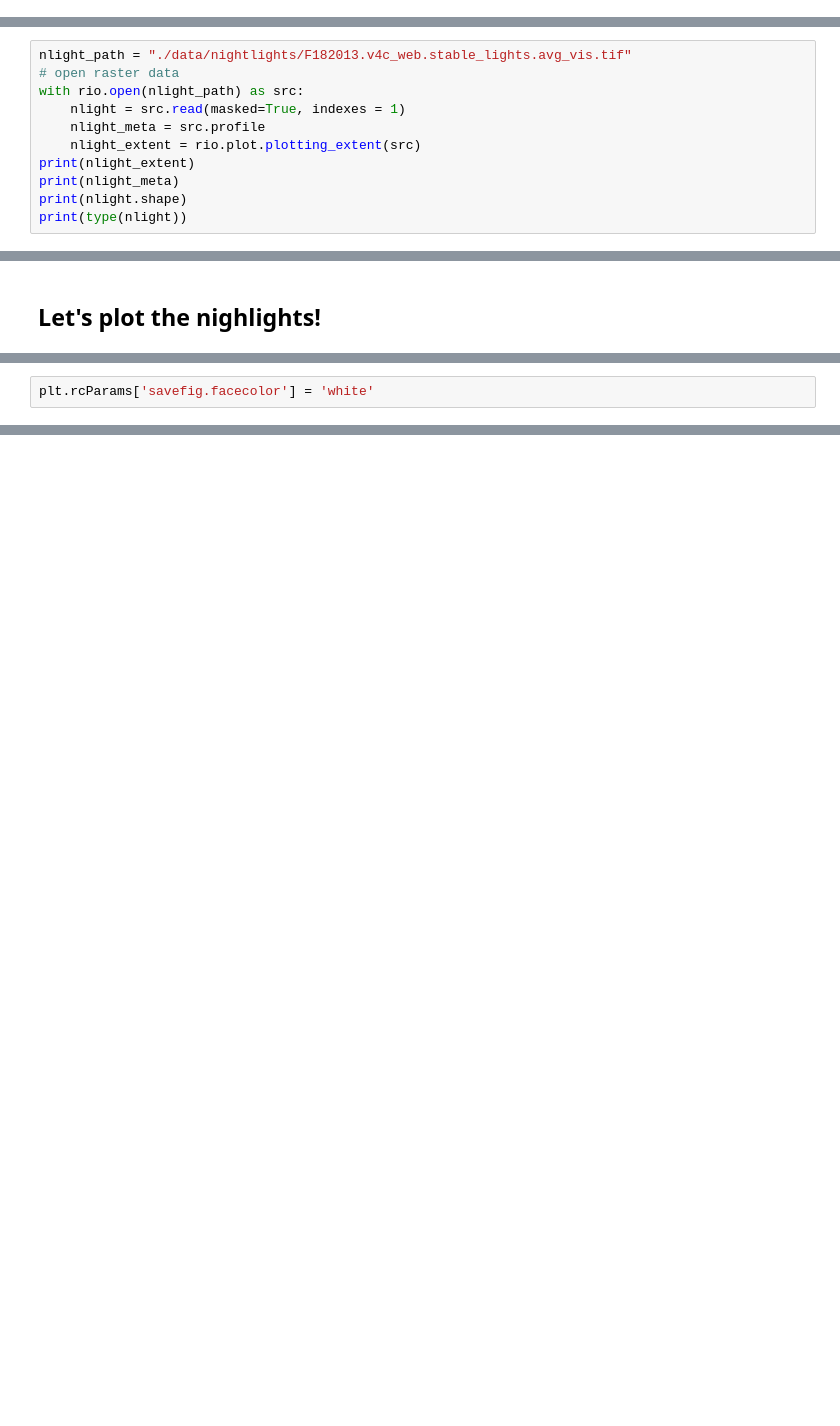
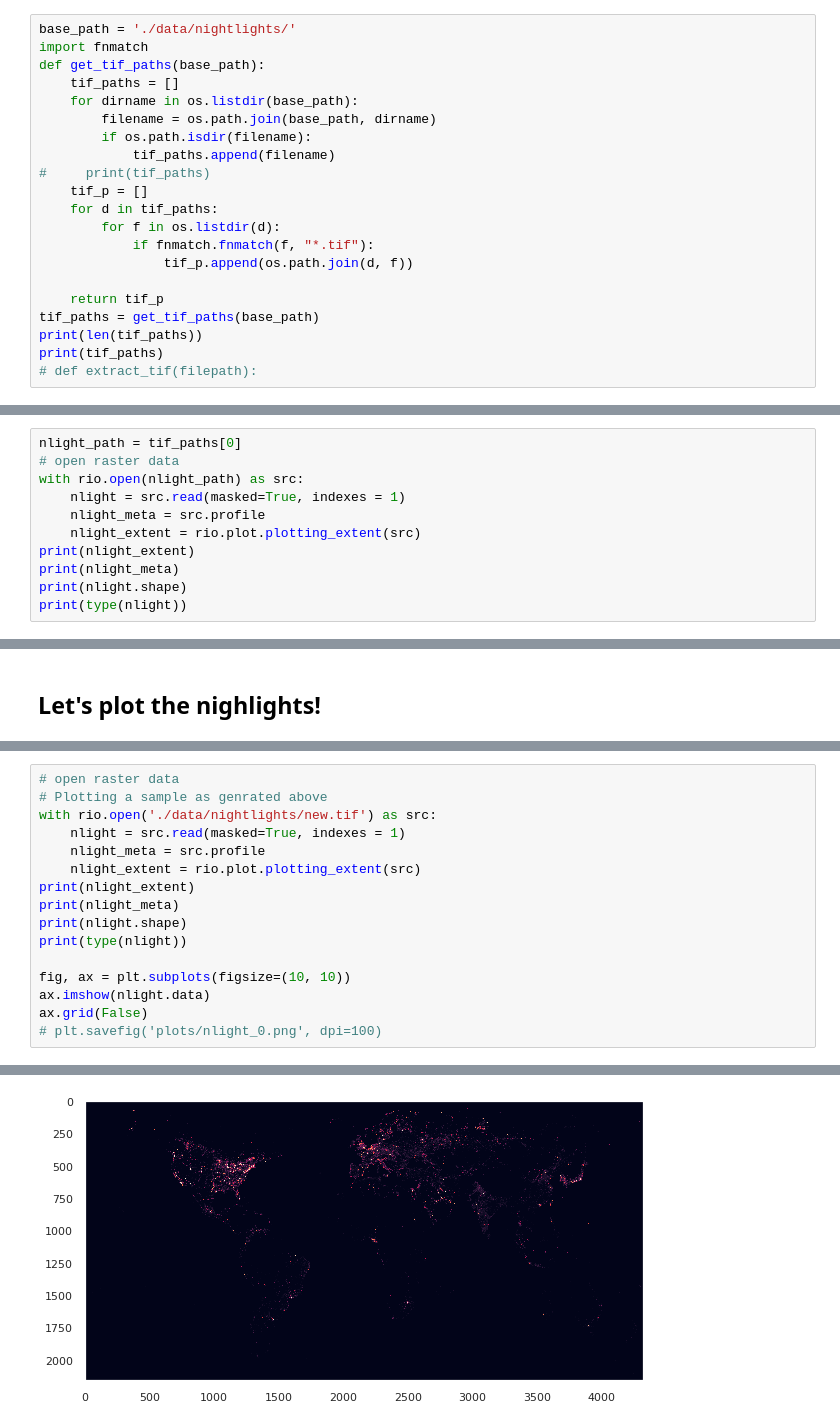
Before and after one commit to ArmaanBhullar/grid_gdp_analysis, a Jupyter notebook: night_lights_EOF.ipynb, the cells around one changed output, grey strips where cells are left out. Drawn from its saved outputs; the diff is of its cells as text; blank space fills up the shorter version.

Commit message:
nightlights EOF

```diff
--- a/night_lights_EOF.ipynb
+++ b/night_lights_EOF.ipynb
@@ -35,0 +39,21 @@ F182013.v4c_web.cf_cvg.tif.gz   README_V4.txt
+# %%
+base_path = './data/nightlights/'
+import fnmatch
+def get_tif_paths(base_path):
+    tif_paths = []
+    for dirname in os.listdir(base_path):
+        filename = os.path.join(base_path, dirname)
+        if os.path.isdir(filename):
+            tif_paths.append(filename)
+#     print(tif_paths)
+    tif_p = []
+    for d in tif_paths:
+        for f in os.listdir(d):
+            if fnmatch.fnmatch(f, "*.tif"):
+                tif_p.append(os.path.join(d, f))
+
+    return tif_p
+tif_paths = get_tif_paths(base_path)
+print(len(tif_paths))
+print(tif_paths)
+# def extract_tif(filepath):
@@ -55,5 +76,5 @@ tar: Exiting with failure status due to previous errors
 # %%
-nlight_path = "./data/nightlights/F182013.v4c_web.stable_lights.avg_vis.tif"
+nlight_path = tif_paths[0]
 # open raster data
 with rio.open(nlight_path) as src:
     nlight = src.read(masked=True, indexes = 1)
@@ -263,2 +108,0 @@ The dedent function was deprecated in Matplotlib 3.1 and will be removed in 3.3.
-# %%
-plt.rcParams['savefig.facecolor'] = 'white'
@@ -382,0 +141,17 @@ filling on, default _FillValue of 9.969209968386869e+36 used
+# %%
+# open raster data
+# Plotting a sample as genrated above
+with rio.open('./data/nightlights/new.tif') as src:
+    nlight = src.read(masked=True, indexes = 1)
+    nlight_meta = src.profile
+    nlight_extent = rio.plot.plotting_extent(src)
+print(nlight_extent)
+print(nlight_meta)
+print(nlight.shape)
+print(type(nlight))
+
+fig, ax = plt.subplots(figsize=(10, 10))
+ax.imshow(nlight.data)
+ax.grid(False)
+# plt.savefig('plots/nlight_0.png', dpi=100)
+# %% [output]
@@ -382,0 +163 @@ filling on, default _FillValue of 9.969209968386869e+36 used
+[figure, added]
```
Also changed, not shown: parts of 42 cells of this notebook, 14 other files.
